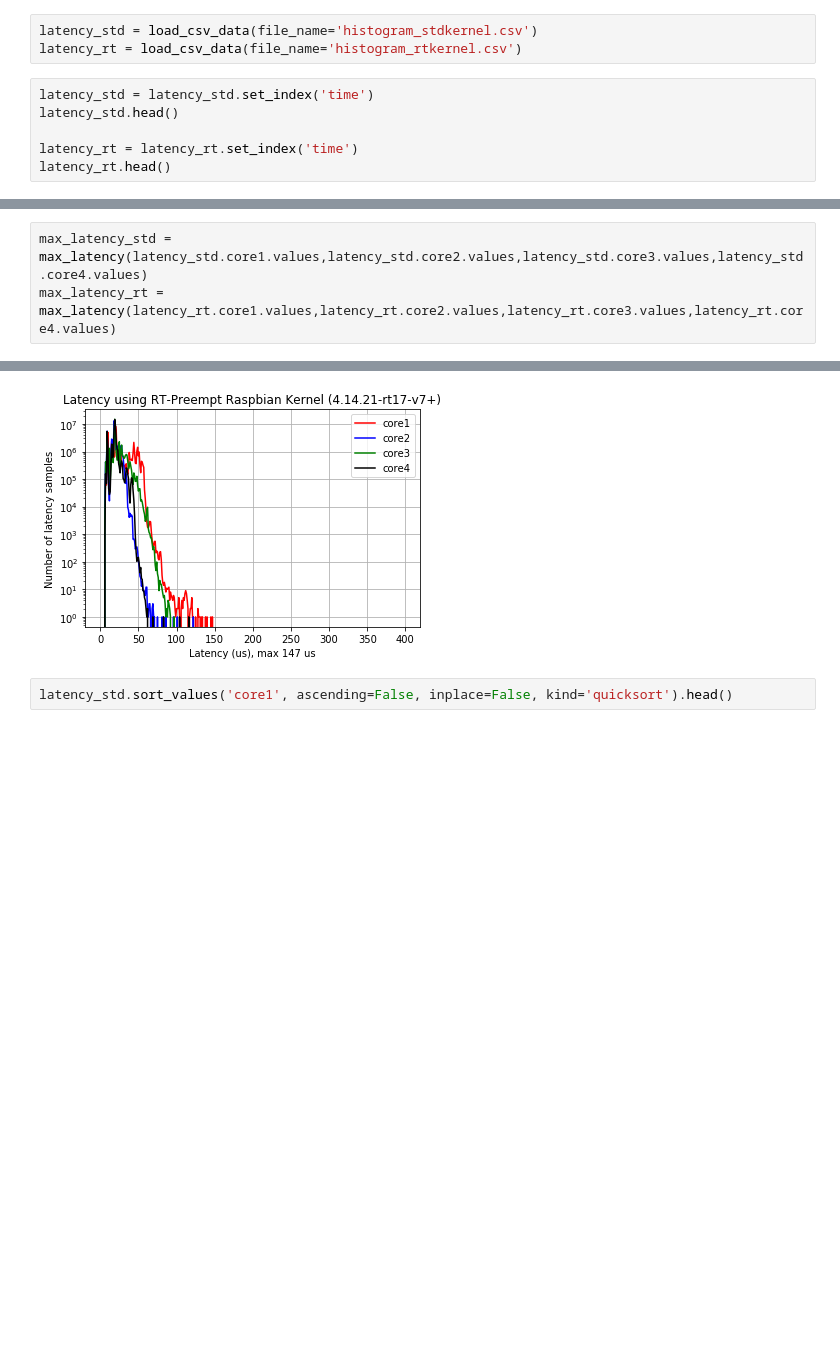
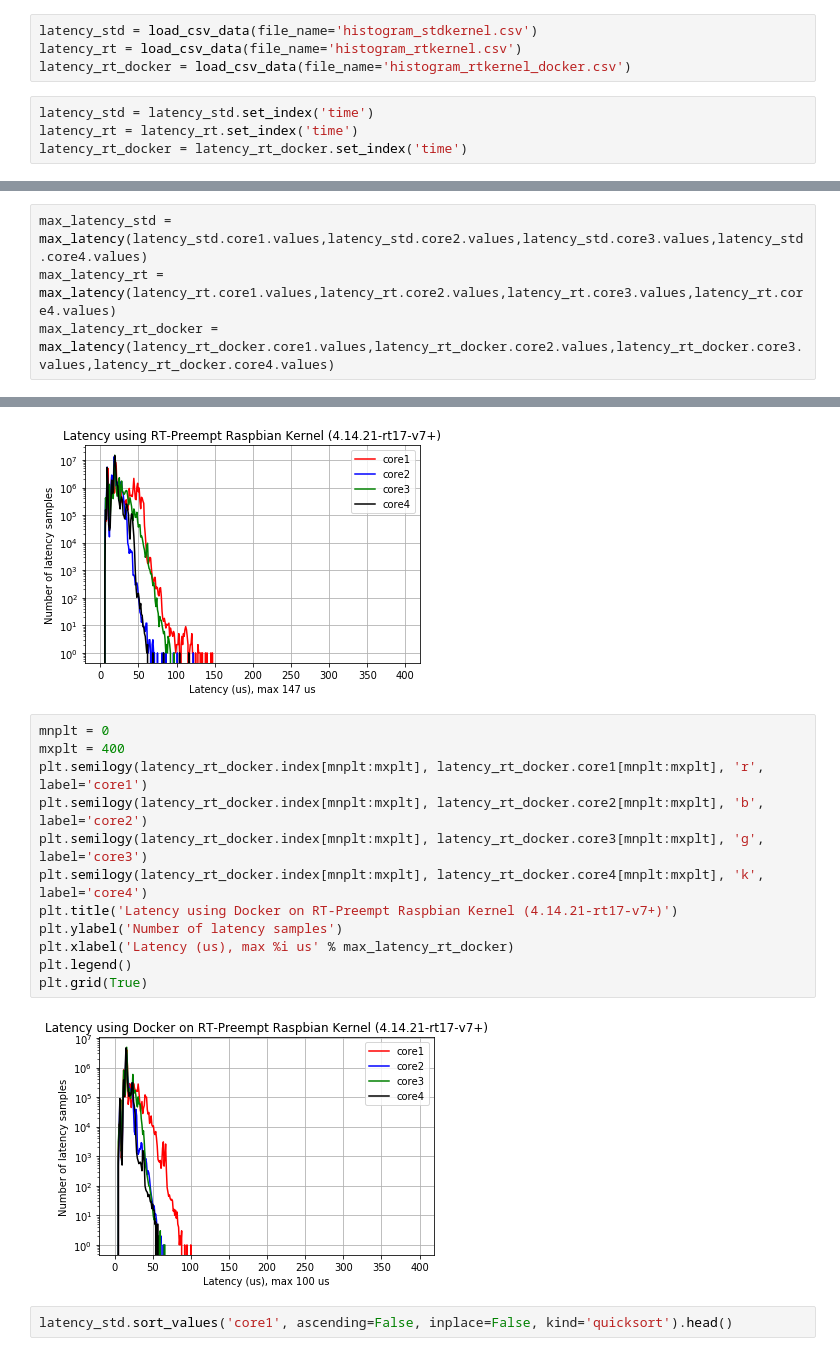
Before and after one commit to lemariva/RT-Tools-RPi, a Jupyter notebook: latency-analysis.ipynb, the cells around one changed output, grey strips where cells are left out. Saved outputs shown, nothing was run; the diff lists cells and outputs as text; blank space fills up the shorter version.

Commit message:
added latency analysis with docker

```diff
--- a/latency-analysis.ipynb
+++ b/latency-analysis.ipynb
@@ -36,9 +36,8 @@ def max_latency(core1_max, core2_max, core3_max, core4_max):
 # %%
 latency_std = load_csv_data(file_name='histogram_stdkernel.csv')
 latency_rt = load_csv_data(file_name='histogram_rtkernel.csv')
+latency_rt_docker = load_csv_data(file_name='histogram_rtkernel_docker.csv')
 # %%
 latency_std = latency_std.set_index('time')
-latency_std.head()
-
 latency_rt = latency_rt.set_index('time')
-latency_rt.head()
+latency_rt_docker = latency_rt_docker.set_index('time')
@@ -53,6 +44,7 @@ latency_rt.head()
 # %%
 max_latency_std = max_latency(latency_std.core1.values,latency_std.core2.values,latency_std.core3.values,latency_std.core4.values)
 max_latency_rt = max_latency(latency_rt.core1.values,latency_rt.core2.values,latency_rt.core3.values,latency_rt.core4.values)
+max_latency_rt_docker = max_latency(latency_rt_docker.core1.values,latency_rt_docker.core2.values,latency_rt_docker.core3.values,latency_rt_docker.core4.values)
 # %%
 mnplt = 0
 mxplt = 400
@@ -81,6 +73,20 @@ plt.legend()
 plt.grid(True)
 # %% [output]
 [figure]
+# %%
+mnplt = 0
+mxplt = 400
+plt.semilogy(latency_rt_docker.index[mnplt:mxplt], latency_rt_docker.core1[mnplt:mxplt], 'r', label='core1')
+plt.semilogy(latency_rt_docker.index[mnplt:mxplt], latency_rt_docker.core2[mnplt:mxplt], 'b', label='core2')
+plt.semilogy(latency_rt_docker.index[mnplt:mxplt], latency_rt_docker.core3[mnplt:mxplt], 'g', label='core3')
+plt.semilogy(latency_rt_docker.index[mnplt:mxplt], latency_rt_docker.core4[mnplt:mxplt], 'k', label='core4')
+plt.title('Latency using Docker on RT-Preempt Raspbian Kernel (4.14.21-rt17-v7+)')
+plt.ylabel('Number of latency samples')
+plt.xlabel('Latency (us), max %i us' % max_latency_rt_docker)
+plt.legend()
+plt.grid(True)
+# %% [output]
+[figure, added]
 # %%
 latency_std.sort_values('core1', ascending=False, inplace=False, kind='quicksort').head()
 # %% [output]
```
Also changed, not shown: parts of 2 cells of this notebook, 2 other files.
